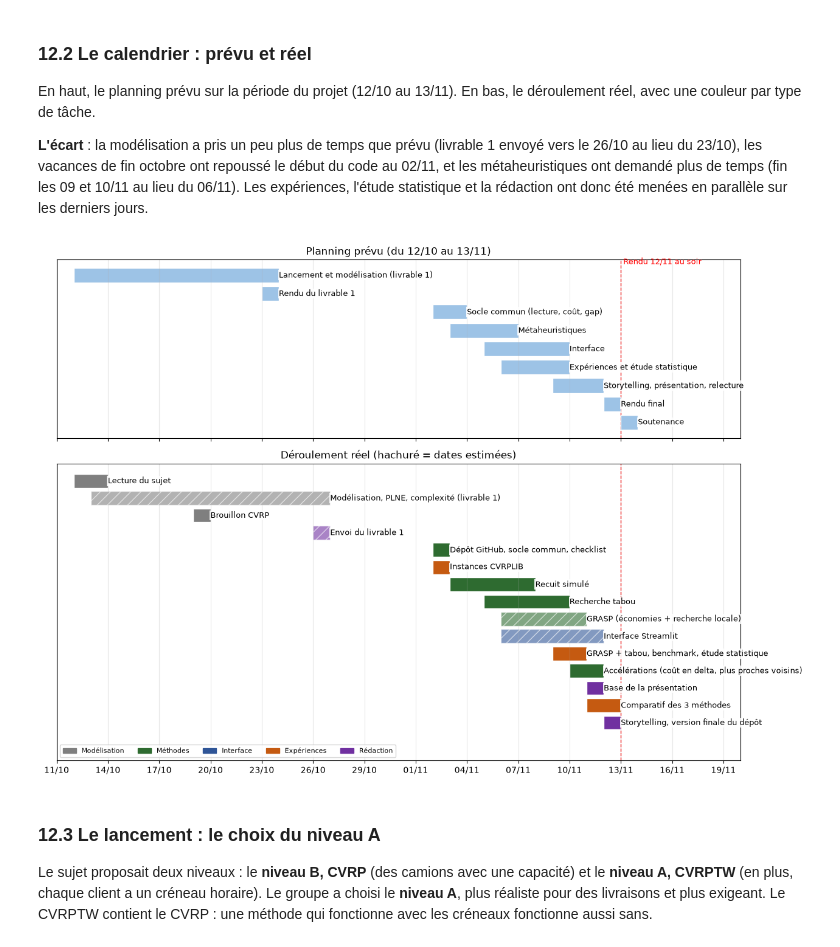
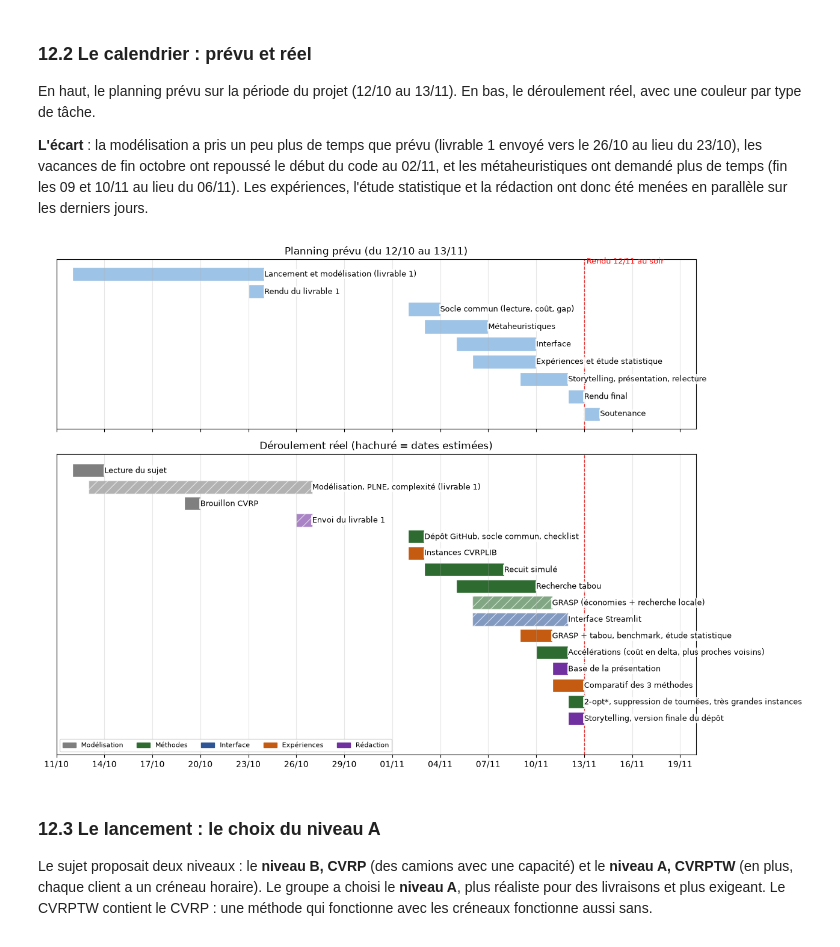
Before and after one commit to gautier111-fr/projet-smart, a Jupyter notebook: Projet_Smart.ipynb, the cells around one changed output. Cells and saved outputs as stored; diff of their text form; code cells hidden in the pictures.

```diff
--- a/Projet_Smart.ipynb
+++ b/Projet_Smart.ipynb
@@ -2419,6 +2530,7 @@ REEL = [
     ("Méthodes",     "Accélérations (coût en delta, plus proches voisins)", "10/11", "11/11", False),
     ("Rédaction",    "Base de la présentation",                        "11/11", "11/11", False),
     ("Expériences",  "Comparatif des 3 méthodes",                      "11/11", "12/11", False),
+    ("Méthodes",     "2-opt*, suppression de tournées, très grandes instances", "12/11", "12/11", False),
     ("Rédaction",    "Storytelling, version finale du dépôt",          "12/11", "12/11", False),
 ]
 COULEURS = {"Modélisation": "#7f7f7f", "Méthodes": "#2e6b30", "Interface": "#2f5597",
@@ -2436,35 +2548,35 @@ def barre(ax, y, d, f, couleur, texte, estime=False):
             hatch="//" if estime else None, alpha=0.6 if estime else 1)
     ax.text(fin + dt.timedelta(hours=10), y, texte, va="center", fontsize=9, bbox=BOITE)
 
 def dessiner(fichier=None):
     RENDU = j("12/11") + dt.timedelta(days=1)   # fin de la journée du rendu
     fig, (a1, a2) = plt.subplots(2, 1, figsize=(13, 9), sharex=True,
                                  gridspec_kw={"height_ratios": [len(PREVU), len(REEL)]})
     for y, (phase, d, f) in enumerate(reversed(PREVU)):
         barre(a1, y, d, f, "#9dc3e6", phase)
     a1.set_title("Planning prévu (du 12/10 au 13/11)")
     for y, (qui, tache, d, f, estime) in enumerate(reversed(REEL)):
         barre(a2, y, d, f, COULEURS[qui], tache, estime)
     a2.set_title("Déroulement réel (hachuré = dates estimées)")
     from matplotlib.patches import Patch
     a2.legend(handles=[Patch(color=c, label=t) for t, c in COULEURS.items()], loc="lower left", fontsize=8, ncol=5)
     for ax in (a1, a2):
         ax.set_yticks([])
         ax.axvline(RENDU, color="red", linestyle="--", linewidth=1, zorder=0)
         ax.grid(axis="x", alpha=0.3)
     a1.text(RENDU, len(PREVU) - 0.4, " Rendu 12/11 au soir", color="red", fontsize=9)
     a2.xaxis.set_major_locator(mdates.DayLocator(interval=3))
     a2.xaxis.set_major_formatter(mdates.DateFormatter("%d/%m"))
     a2.set_xlim(j("11/10"), j("20/11"))
     a2.set_ylim(-2.2, len(REEL))
     plt.tight_layout()
     if fichier:
         plt.savefig(fichier, dpi=150)
     return fig
 
-dessiner("images/gantt_prevu_reel.png");
+dessiner();
 # %% [output]
-[figure, old version]
+[figure, new version]
 # %% [markdown]
 ### 12.3 Le lancement : le choix du niveau A
 
```
Also changed, not shown: parts of 34 cells of this notebook, 32 other files.
